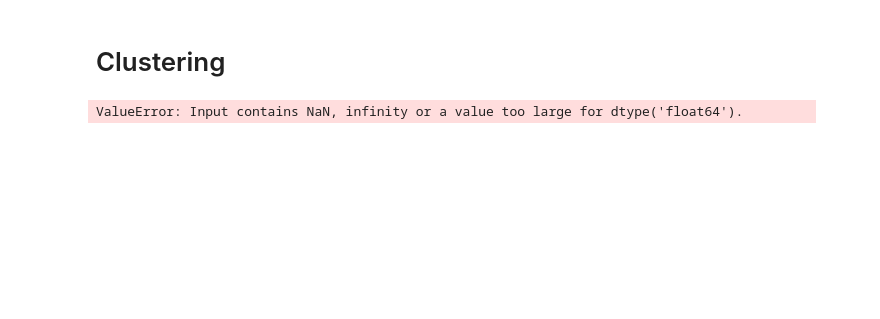
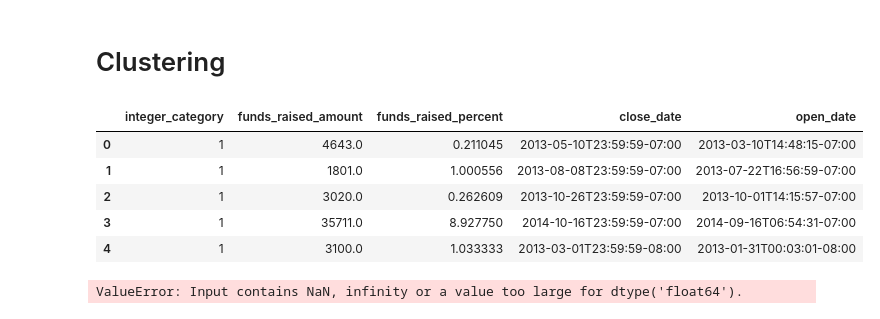
Before and after one commit to kimkxle/DS-SF-42, a Jupyter notebook: FinalProject_KimLe/finalproject_kimle.ipynb, the cells around one changed output. Cells and saved outputs as stored; diff of their text form; code cells hidden in the pictures; blank space fills up the shorter version.

```diff
--- a/FinalProject_KimLe/finalproject_kimle.ipynb
+++ b/FinalProject_KimLe/finalproject_kimle.ipynb
@@ -694,5 +952,14 @@ Index([u'category', u'funds_raised_amount', u'funds_raised_percent',
 # %% [markdown]
 # Clustering
+# %%
+df2.head()
+# %% [output]
+|  | integer_category | funds_raised_amount | funds_raised_percent | close_date | open_date |
+| 0 | 1 | 4643.0 | 0.211045 | 2013-05-10T23:59:59-07:00 | 2013-03-10T14:48:15-07:00 |
+| 1 | 1 | 1801.0 | 1.000556 | 2013-08-08T23:59:59-07:00 | 2013-07-22T16:56:59-07:00 |
+| 2 | 1 | 3020.0 | 0.262609 | 2013-10-26T23:59:59-07:00 | 2013-10-01T14:15:57-07:00 |
+| 3 | 1 | 35711.0 | 8.927750 | 2014-10-16T23:59:59-07:00 | 2014-09-16T06:54:31-07:00 |
+| 4 | 1 | 3100.0 | 1.033333 | 2013-03-01T23:59:59-08:00 | 2013-01-31T00:03:01-08:00 |
 # %%
 #Make a copy of df2 and assign it to X
 
```
Also changed, not shown: parts of 49 cells of this notebook.
